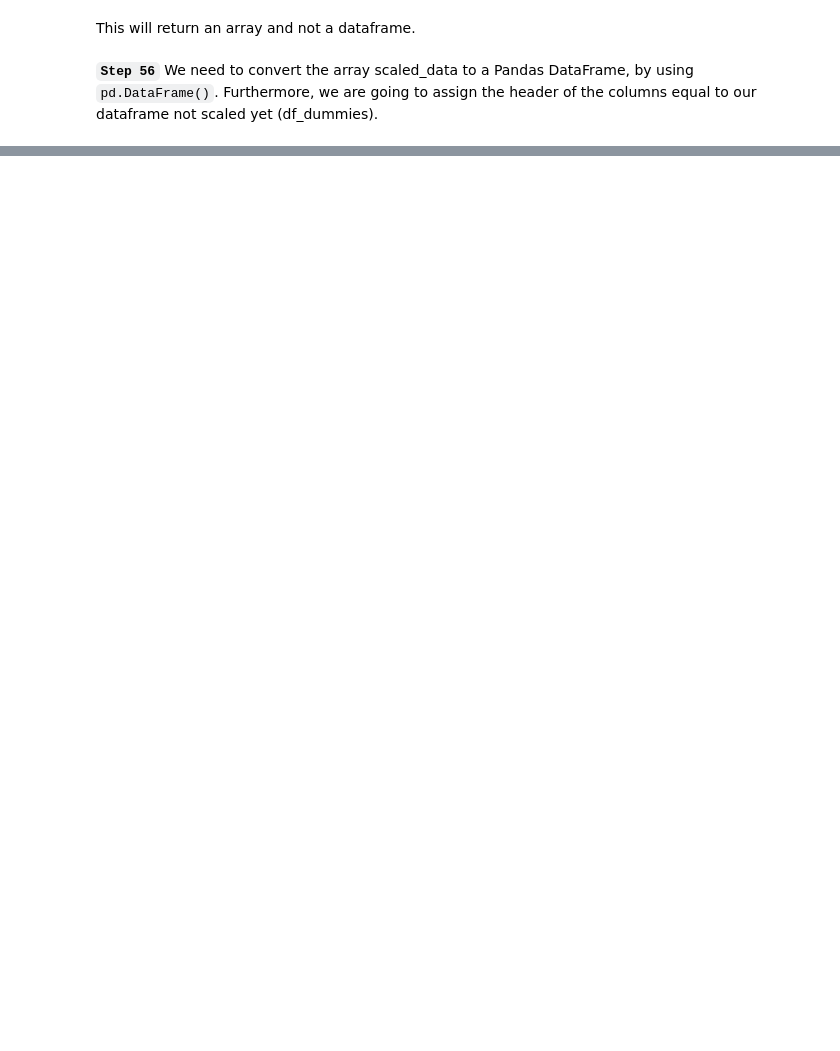
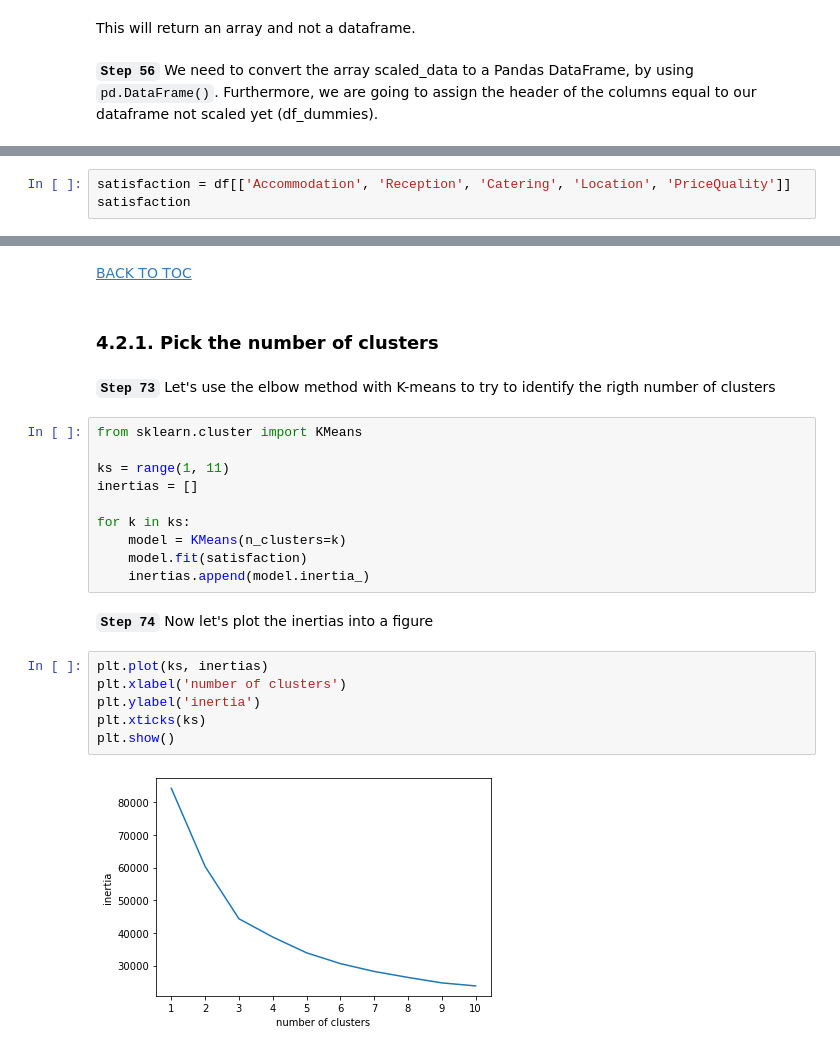
Before and after one commit to Ricardodpalmeida/DSML, a Jupyter notebook: 202122_Cluster_Group04_Notebook.ipynb, the cells around one changed output, grey strips where cells are left out. Cells and saved outputs as stored; diff of their text form; blank space fills up the shorter version.

```diff
--- a/202122_Cluster_Group04_Notebook.ipynb
+++ b/202122_Cluster_Group04_Notebook.ipynb
@@ -1324,0 +1620,3 @@ dft_cleaned['Year_Birth'][dft['Year_Birth'].isna()]
+# %%
+satisfaction = df[['Accommodation', 'Reception', 'Catering', 'Location', 'PriceQuality']]
+satisfaction
@@ -1324,0 +1637,28 @@ dft_cleaned['Year_Birth'][dft['Year_Birth'].isna()]
+# %% [markdown]
+[BACK TO TOC](#toc)
+# %% [markdown]
+<a id='clusters2'></a>
+
+### 4.2.1. Pick the number of clusters
+# %% [markdown]
+__`Step 73`__ Let's use the elbow method with K-means to try to identify the rigth number of clusters
+# %%
+from sklearn.cluster import KMeans
+
+ks = range(1, 11)
+inertias = []
+
+for k in ks:
+    model = KMeans(n_clusters=k)
+    model.fit(satisfaction)
+    inertias.append(model.inertia_)
+# %% [markdown]
+__`Step 74`__ Now let's plot the inertias into a figure
+# %%
+plt.plot(ks, inertias)
+plt.xlabel('number of clusters')
+plt.ylabel('inertia')
+plt.xticks(ks)
+plt.show()
+# %% [output]
+[figure, added]
```
Also changed, not shown: parts of 171 cells of this notebook, 7 other files.
